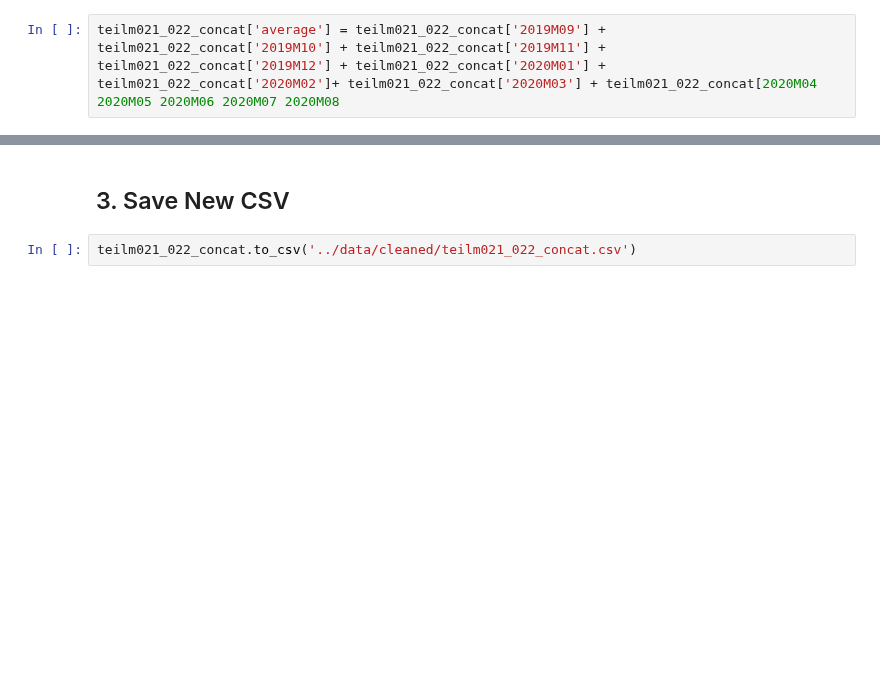
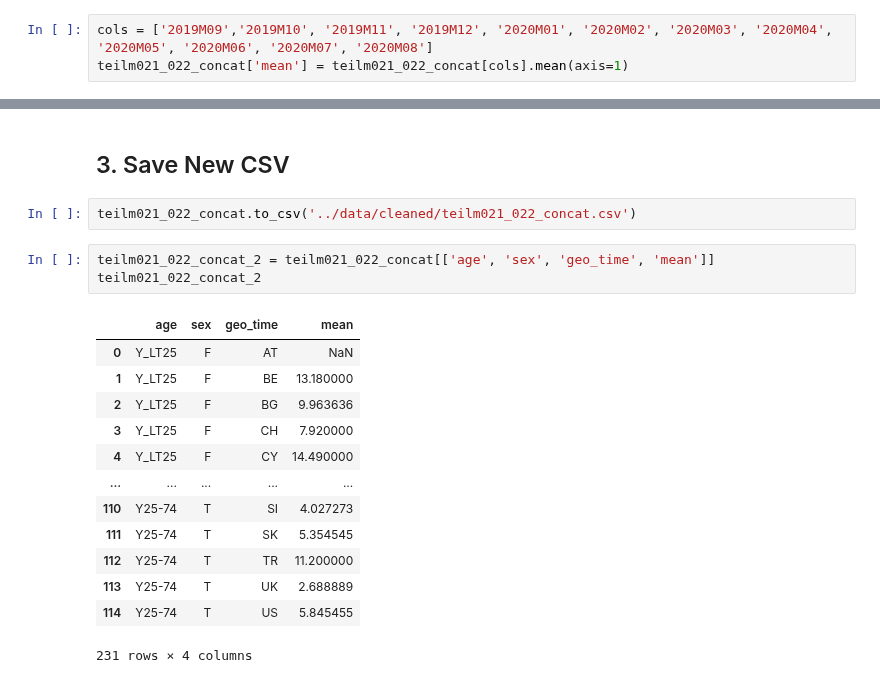
Before and after one commit to Malonk/unemployment_stats, a Jupyter notebook: notebooks/merge_teilm021_022.ipynb, the cells around one changed output, grey strips where cells are left out. Cells and saved outputs as stored; diff of their text form; blank space fills up the shorter version.

```diff
--- a/notebooks/merge_teilm021_022.ipynb
+++ b/notebooks/merge_teilm021_022.ipynb
@@ -48,4 +49,5 @@ teilm021_022_concat.shape
 # %% [output]
 (231, 17)
 # %%
-teilm021_022_concat['average'] = teilm021_022_concat['2019M09'] + teilm021_022_concat['2019M10'] + teilm021_022_concat['2019M11'] + teilm021_022_concat['2019M12'] + teilm021_022_concat['2020M01'] + teilm021_022_concat['2020M02']+ teilm021_022_concat['2020M03'] + teilm021_022_concat[2020M04	2020M05	2020M06	2020M07	2020M08
+cols = ['2019M09','2019M10', '2019M11', '2019M12', '2020M01', '2020M02', '2020M03', '2020M04', '2020M05', '2020M06', '2020M07', '2020M08']
+teilm021_022_concat['mean'] = teilm021_022_concat[cols].mean(axis=1)
@@ -53,3 +70,20 @@ teilm021_022_concat['average'] = teilm021_022_concat['2019M09'] + teilm021_022_c
 ## 3. Save New CSV
 # %%
 teilm021_022_concat.to_csv('../data/cleaned/teilm021_022_concat.csv')
+# %%
+teilm021_022_concat_2 = teilm021_022_concat[['age', 'sex', 'geo_time', 'mean']]
+teilm021_022_concat_2
+# %% [output]
+|  | age | sex | geo_time | mean |
+| 0 | Y_LT25 | F | AT | NaN |
+| 1 | Y_LT25 | F | BE | 13.180000 |
+| 2 | Y_LT25 | F | BG | 9.963636 |
+| 3 | Y_LT25 | F | CH | 7.920000 |
+| 4 | Y_LT25 | F | CY | 14.490000 |
+| ... | ... | ... | ... | ... |
+| 110 | Y25-74 | T | SI | 4.027273 |
+| 111 | Y25-74 | T | SK | 5.354545 |
+| 112 | Y25-74 | T | TR | 11.200000 |
+| 113 | Y25-74 | T | UK | 2.688889 |
+| 114 | Y25-74 | T | US | 5.845455 |
+231 rows × 4 columns
```
Also changed, not shown: parts of 7 cells of this notebook, 3 other files.
